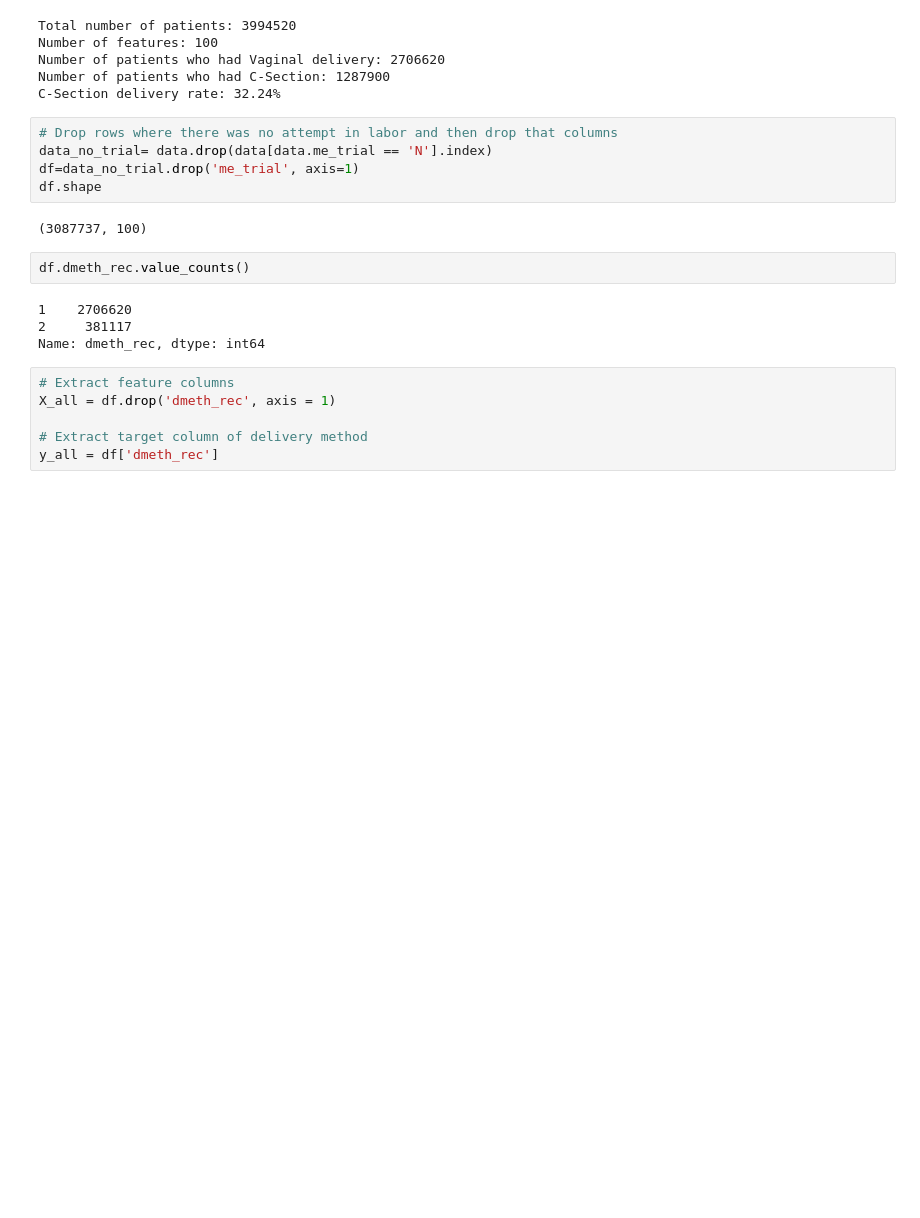
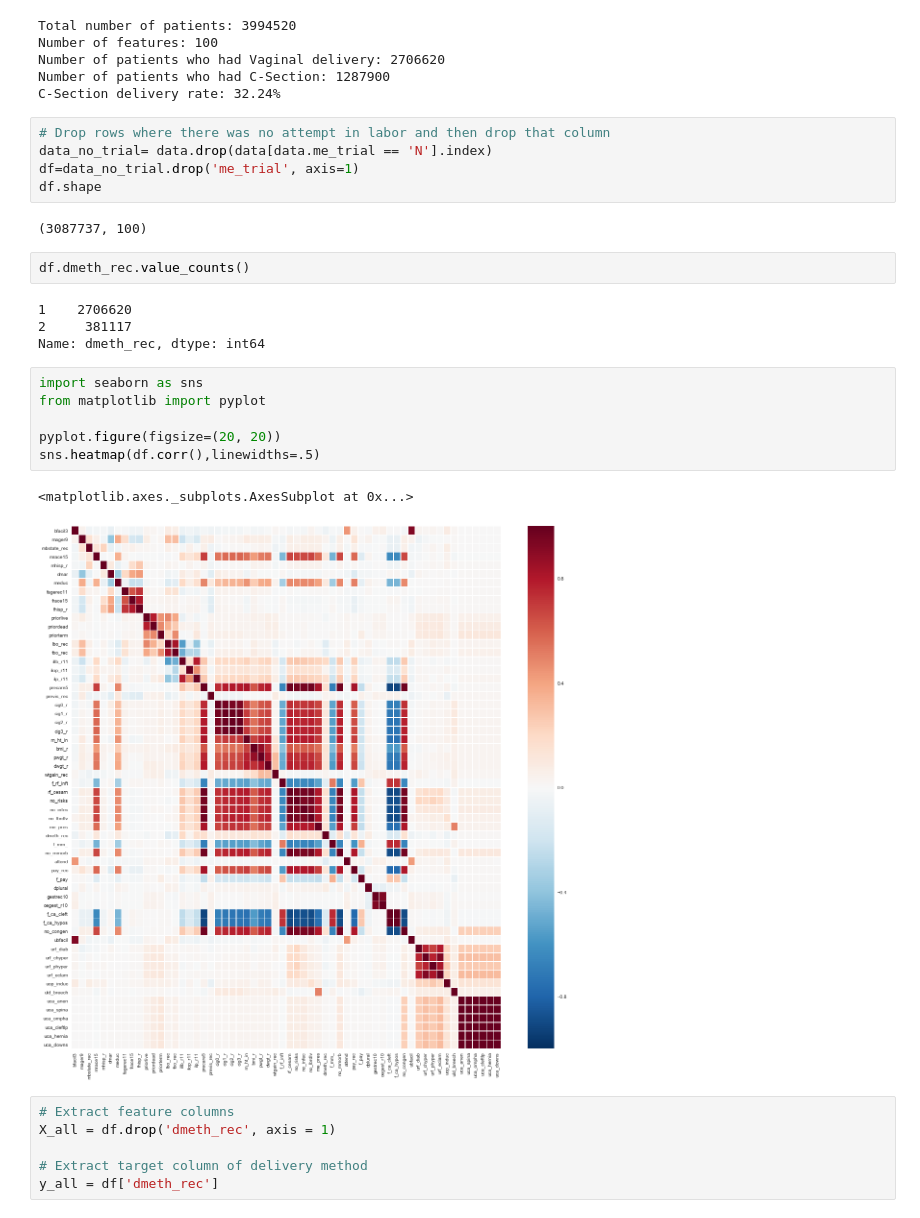
Before and after one commit to SabrinaAL/Childbirth-Delivery-Method-Prediction, a Jupyter notebook: natl2014_prediction.ipynb, the cells around one changed output. Saved outputs shown, nothing was run; the diff lists cells and outputs as text; blank space fills up the shorter version.

```diff
--- a/natl2014_prediction.ipynb
+++ b/natl2014_prediction.ipynb
@@ -71,7 +82,7 @@ Number of patients who had Vaginal delivery: 2706620
 Number of patients who had C-Section: 1287900
 C-Section delivery rate: 32.24%
 # %%
-# Drop rows where there was no attempt in labor and then drop that columns
+# Drop rows where there was no attempt in labor and then drop that column
 data_no_trial= data.drop(data[data.me_trial == 'N'].index)
 df=data_no_trial.drop('me_trial', axis=1)
 df.shape
@@ -83,6 +94,15 @@ df.dmeth_rec.value_counts()
 1    2706620
 2     381117
 Name: dmeth_rec, dtype: int64
+# %%
+import seaborn as sns
+from matplotlib import pyplot
+
+pyplot.figure(figsize=(20, 20))
+sns.heatmap(df.corr(),linewidths=.5)
+# %% [output]
+<matplotlib.axes._subplots.AxesSubplot at 0x...>
+[figure, added]
 # %%
 # Extract feature columns
 X_all = df.drop('dmeth_rec', axis = 1)
```
Also changed, not shown: parts of 27 cells of this notebook.
